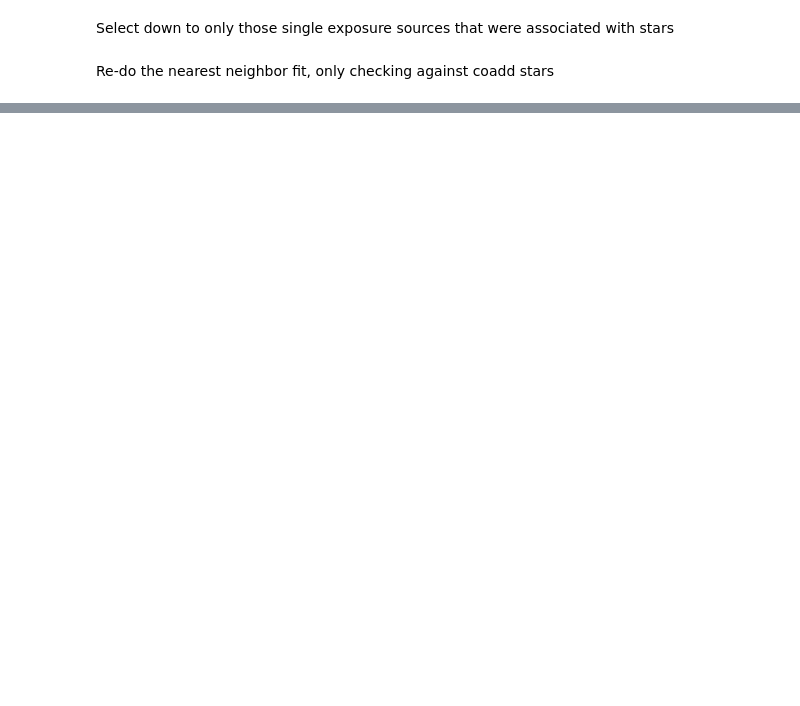
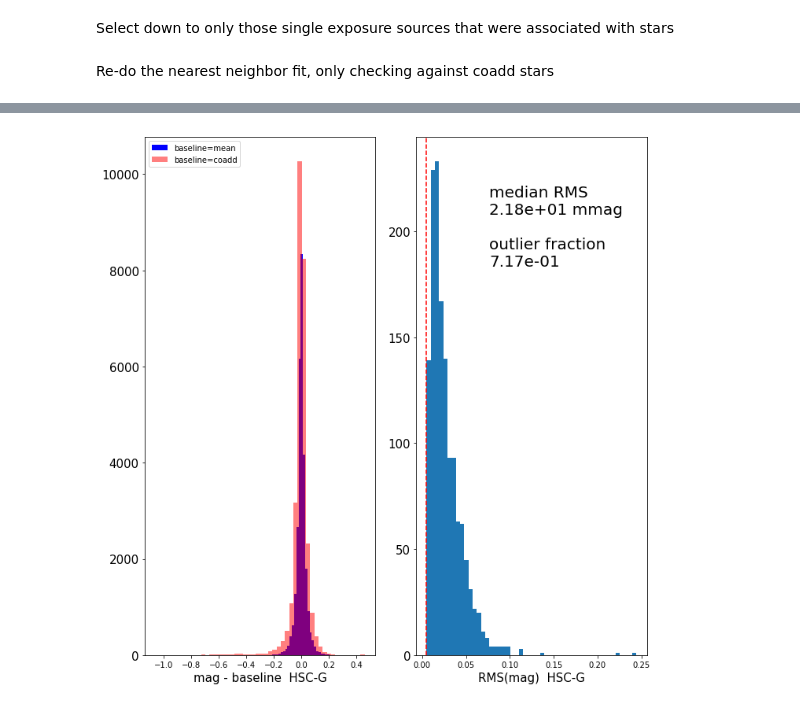
Before and after one commit to lsst-com/requirements_notebooks, a Jupyter notebook: TestCases/LVV-T389.ipynb, the cells around one changed output, grey strips where cells are left out. Cells and saved outputs as stored; diff of their text form; code cells hidden in the pictures; blank space fills up the shorter version.

```diff
--- a/TestCases/LVV-T389.ipynb
+++ b/TestCases/LVV-T389.ipynb
@@ -430,3 +528,3 @@ single_spatial_data = np.array([single_ra, single_dec]).transpose()
 # %%
-raw_fit_dist, raw_fit_dex = coadd_full_tree.query(single_spatial_data, k=2)
+raw_fit_dist, raw_fit_dex = coadd_spatial_tree.query(single_spatial_data, k=2)
 # %%
@@ -1010,0 +652,90 @@ len(all_coverage[0])
+# %%
+pa1_limit = {}
+pa1_limit['HSC-G'] = 0.005
+pa1_limit['HSC-R'] = 0.005
+pa1_limit['HSC-I'] = 0.005
+pa1_limit['HSC-Z'] = 0.0075
+pa1_limit['HSC-Y'] = 0.0075
+
+pa2_limit = {}
+pa2_limit['HSC-G'] = 0.015
+pa2_limit['HSC-R'] = 0.015
+pa2_limit['HSC-I'] = 0.015
+pa2_limit['HSC-Z'] = 0.0225
+pa2_limit['HSC-Y'] = 0.0225
+
+pf1 = 0.1
+# %%
+median_rms = {}
+outlier_frac = {}
+
+measurement_dict = {}
+
+for bp in bp_list:
+    mag_scatter = []
+    mag_coadd_scatter = []
+    mag_rms = []
+    is_filter = np.where(np.char.find(single_filter_stellar, bp)==0)
+    mag = single_mag_stellar[is_filter]
+    dex = single_fit_dex[is_filter]
+    unq_id_list = np.unique(single_fit_dex)
+    for unq_id in unq_id_list:
+        is_obj = np.where(dex==unq_id)
+        mag_arr = mag[is_obj]
+        mean_mag = np.mean(mag_arr)
+        mag_scatter.append(mag_arr-mean_mag)
+        if bp in coadd_mag_dict:
+            mag_coadd_scatter.append(mag_arr-coadd_mag_dict[bp][unq_id])
+        if len(mag_arr) > 10:
+            mag_rms.append(np.std(mag_arr))
+    mag_scatter = np.concatenate(mag_scatter)
+    if bp in coadd_mag_dict:
+        mag_coadd_scatter = np.concatenate(mag_coadd_scatter)
+    mag_rms = np.array(mag_rms)
+    assert len(mag)==len(mag_scatter)
+    plt.figure(figsize=(10,10))
+    plt.subplot(1,2,1)
+    plt.hist(mag_scatter, bins=50, label='baseline=mean', zorder=0, color='b')
+    if bp in coadd_mag_dict:
+        plt.hist(mag_coadd_scatter, bins=50, label='baseline=coadd', zorder=1, alpha=0.5, color='r')
+    plt.xlabel('mag - baseline  %s' % bp, fontsize=15)
+    plt.yticks(fontsize=15)
+    #plt.xticks(fontsize=15)
+    plt.legend()
+
+    plt.subplot(1,2,2)
+    plt.hist(mag_rms, bins=50)
+    plt.axvline(pa1_limit[bp], linestyle='--', color='r')
+    plt.xlabel('RMS(mag)  %s' % bp, fontsize=15)
+    plt.yticks(fontsize=15)
+    #plt.xticks(fontsize=15)
+
+    median_rms[bp] = np.median(mag_rms)
+    outliers = np.where(mag_rms>pa2_limit[bp])
+    outlier_frac[bp] = len(outliers[0])/len(mag_rms)
+
+    lsst_bp = bp[-1].lower()
+    if lsst_bp in 'uzy':
+        pa_tag = 'uzy'
+    elif lsst_bp in 'gri':
+        pa_tag = 'gri'
+    else:
+        raise RuntimeError("not sure how to handle lsst_bp %s" % lsst_bp)
+
+    meas_pa1 = lsst_verify.Measurement('photometric_repeatability.PA1%s' % pa_tag,
+                                       np.median(mag_rms)*astropy_units.mag, notes={'bandpass': bp})
+    meas_pf1 = lsst_verify.Measurement('photometric_repeatability.PF1',
+                                       np.sum(mag_rms>pa2_limit[bp])/len(mag_rms),
+                                       notes={'bandpass': bp})
+
+    measurement_dict['pa1_%s' % lsst_bp] = meas_pa1
+    measurement_dict['pf1_%s' % lsst_bp] = meas_pf1
+
+    xcoord = mag_rms.min()+0.3*(mag_rms.max()-mag_rms.min())
+    ycoord = plt.ylim()[0]+0.75*(plt.ylim()[1]-plt.ylim()[0])
+    plt.text(xcoord,ycoord,'median RMS\n%.2e mmag\n\noutlier fraction\n%.2e' %
+             (median_rms[bp]*1000.0, outlier_frac[bp]),fontsize=20)
+
+    plt.tight_layout()
+# %% [output]
+[figure, added]
```
Also changed, not shown: parts of 153 cells of this notebook.
